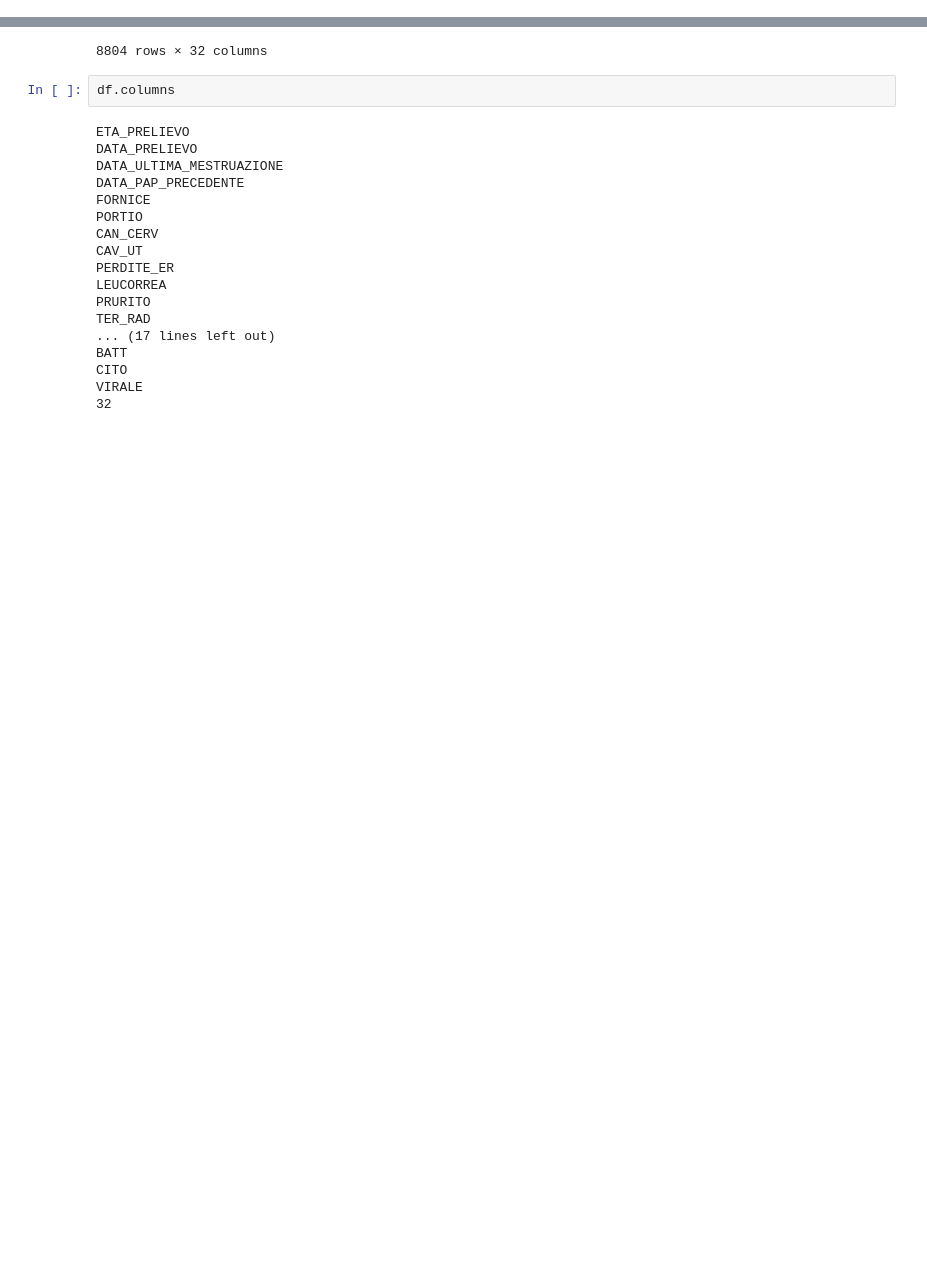
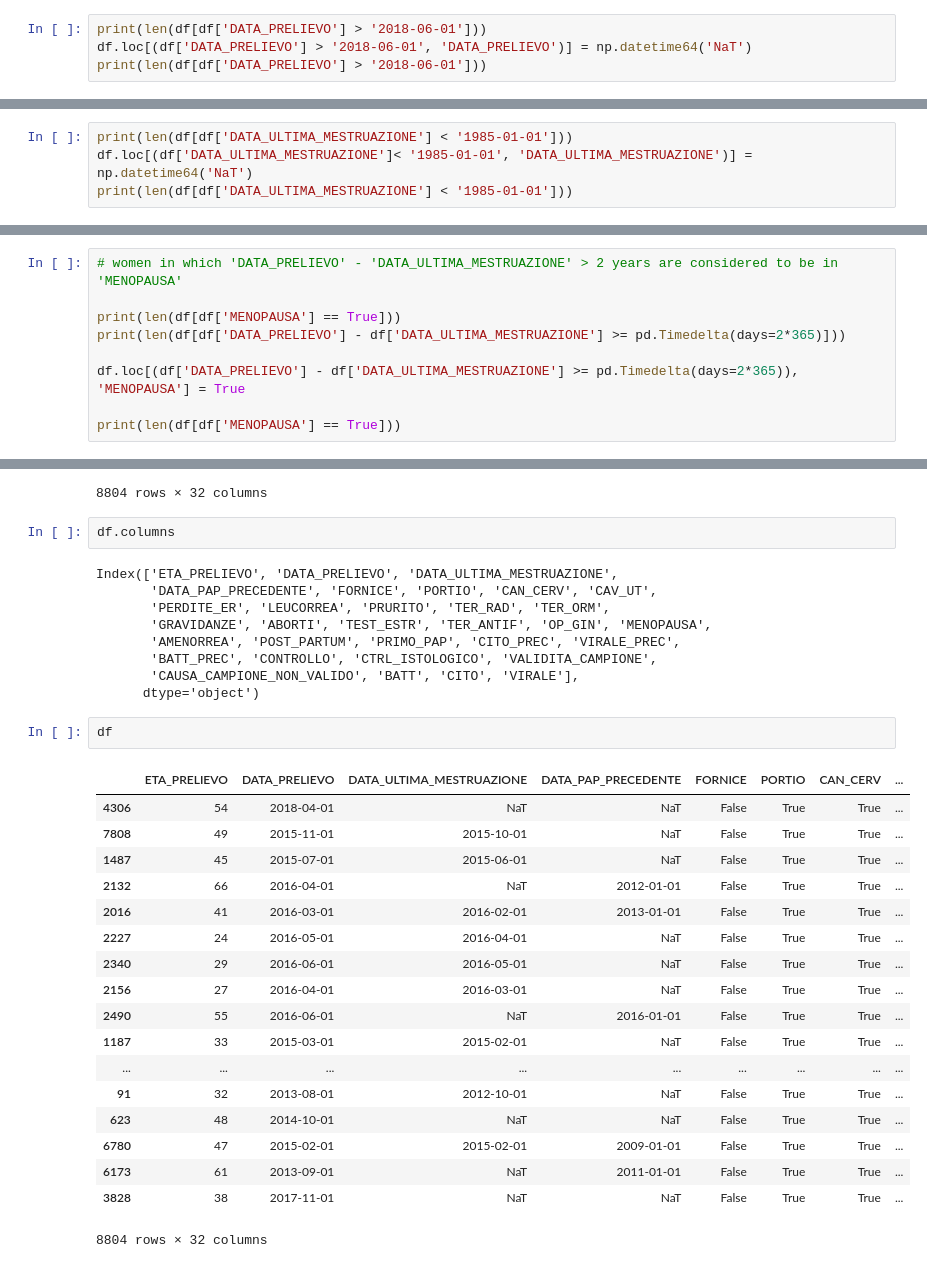
Before and after one commit to Nimerya/Cytological-Reports-Analysis, a Jupyter notebook: cleaning.ipynb, the cells around one changed output, grey strips where cells are left out. Cells and saved outputs as stored; diff of their text form; blank space fills up the shorter version.

```diff
--- a/cleaning.ipynb
+++ b/cleaning.ipynb
@@ -176,0 +213,4 @@ len(df[df['PRIMO_PAP'] == True])
+# %%
+print(len(df[df['DATA_PRELIEVO'] > '2018-06-01']))
+df.loc[(df['DATA_PRELIEVO'] > '2018-06-01', 'DATA_PRELIEVO')] = np.datetime64('NaT')
+print(len(df[df['DATA_PRELIEVO'] > '2018-06-01']))
@@ -176,0 +240,4 @@ len(df[df['PRIMO_PAP'] == True])
+# %%
+print(len(df[df['DATA_ULTIMA_MESTRUAZIONE'] < '1985-01-01']))
+df.loc[(df['DATA_ULTIMA_MESTRUAZIONE']< '1985-01-01', 'DATA_ULTIMA_MESTRUAZIONE')] = np.datetime64('NaT')
+print(len(df[df['DATA_ULTIMA_MESTRUAZIONE'] < '1985-01-01']))
@@ -193,3 +263,12 @@ for index, item in df['ESITO_PAP_PRECEDENTE'].astype(str).iteritems():
 print(len(df[df['PRIMO_PAP']== True]))
 # %% [output]
 6572
+# %%
+# women in which 'DATA_PRELIEVO' - 'DATA_ULTIMA_MESTRUAZIONE' > 2 years are considered to be in 'MENOPAUSA'
+
+print(len(df[df['MENOPAUSA'] == True]))
+print(len(df[df['DATA_PRELIEVO'] - df['DATA_ULTIMA_MESTRUAZIONE'] >= pd.Timedelta(days=2*365)]))
+
+df.loc[(df['DATA_PRELIEVO'] - df['DATA_ULTIMA_MESTRUAZIONE'] >= pd.Timedelta(days=2*365)), 'MENOPAUSA'] = True
+
+print(len(df[df['MENOPAUSA'] == True]))
@@ -866,20 +949,32 @@ df.reindex(column_list, axis=1)
 # %%
 df.columns
 # %% [output]
-ETA_PRELIEVO
-DATA_PRELIEVO
-DATA_ULTIMA_MESTRUAZIONE
-DATA_PAP_PRECEDENTE
-FORNICE
-PORTIO
-CAN_CERV
-CAV_UT
-PERDITE_ER
-LEUCORREA
-PRURITO
-TER_RAD
-... (17 lines left out)
-BATT
-CITO
-VIRALE
-32
+Index(['ETA_PRELIEVO', 'DATA_PRELIEVO', 'DATA_ULTIMA_MESTRUAZIONE',
+       'DATA_PAP_PRECEDENTE', 'FORNICE', 'PORTIO', 'CAN_CERV', 'CAV_UT',
+       'PERDITE_ER', 'LEUCORREA', 'PRURITO', 'TER_RAD', 'TER_ORM',
+       'GRAVIDANZE', 'ABORTI', 'TEST_ESTR', 'TER_ANTIF', 'OP_GIN', 'MENOPAUSA',
+       'AMENORREA', 'POST_PARTUM', 'PRIMO_PAP', 'CITO_PREC', 'VIRALE_PREC',
+       'BATT_PREC', 'CONTROLLO', 'CTRL_ISTOLOGICO', 'VALIDITA_CAMPIONE',
+       'CAUSA_CAMPIONE_NON_VALIDO', 'BATT', 'CITO', 'VIRALE'],
+      dtype='object')
+# %%
+df
+# %% [output]
+|  | ETA_PRELIEVO | DATA_PRELIEVO | DATA_ULTIMA_MESTRUAZIONE | DATA_PAP_PRECEDENTE | FORNICE | PORTIO | CAN_CERV | ... |
+| 4306 | 54 | 2018-04-01 | NaT | NaT | False | True | True | ... |
+| 7808 | 49 | 2015-11-01 | 2015-10-01 | NaT | False | True | True | ... |
+| 1487 | 45 | 2015-07-01 | 2015-06-01 | NaT | False | True | True | ... |
+| 2132 | 66 | 2016-04-01 | NaT | 2012-01-01 | False | True | True | ... |
+| 2016 | 41 | 2016-03-01 | 2016-02-01 | 2013-01-01 | False | True | True | ... |
+| 2227 | 24 | 2016-05-01 | 2016-04-01 | NaT | False | True | True | ... |
+| 2340 | 29 | 2016-06-01 | 2016-05-01 | NaT | False | True | True | ... |
+| 2156 | 27 | 2016-04-01 | 2016-03-01 | NaT | False | True | True | ... |
+| 2490 | 55 | 2016-06-01 | NaT | 2016-01-01 | False | True | True | ... |
+| 1187 | 33 | 2015-03-01 | 2015-02-01 | NaT | False | True | True | ... |
+| ... | ... | ... | ... | ... | ... | ... | ... | ... |
+| 91 | 32 | 2013-08-01 | 2012-10-01 | NaT | False | True | True | ... |
+| 623 | 48 | 2014-10-01 | NaT | NaT | False | True | True | ... |
+| 6780 | 47 | 2015-02-01 | 2015-02-01 | 2009-01-01 | False | True | True | ... |
+| 6173 | 61 | 2013-09-01 | NaT | 2011-01-01 | False | True | True | ... |
+| 3828 | 38 | 2017-11-01 | NaT | NaT | False | True | True | ... |
+8804 rows × 32 columns
```
Also changed, not shown: parts of 9 cells of this notebook.
